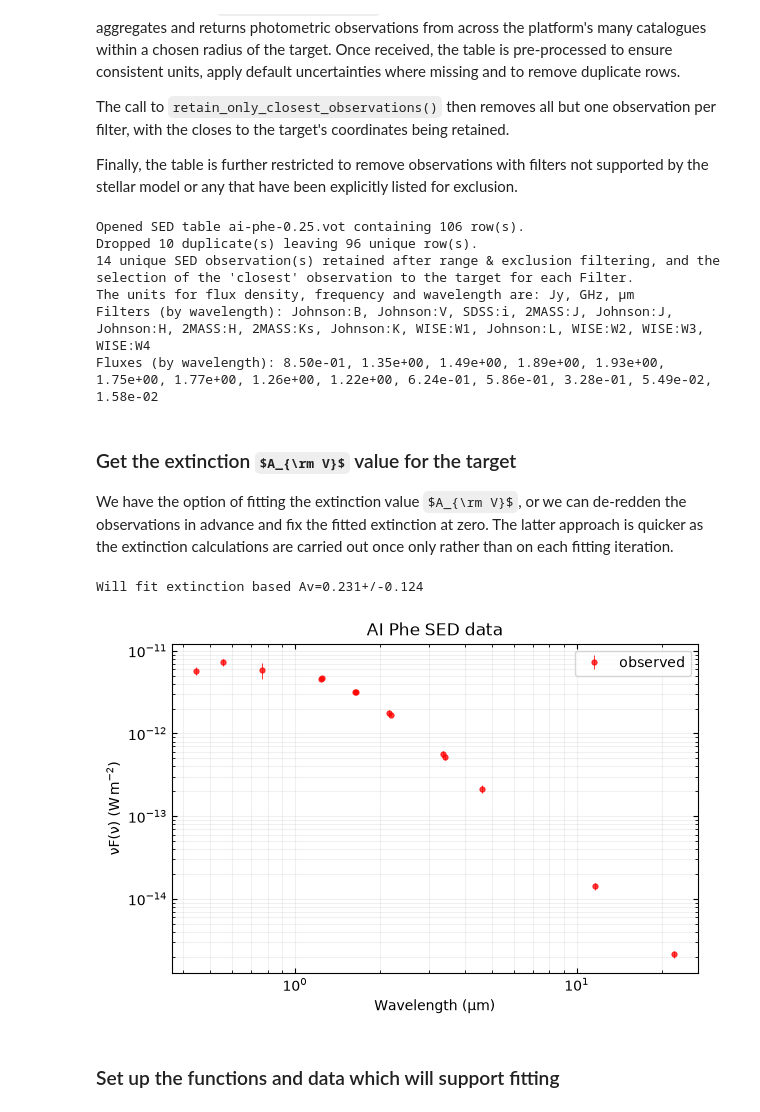
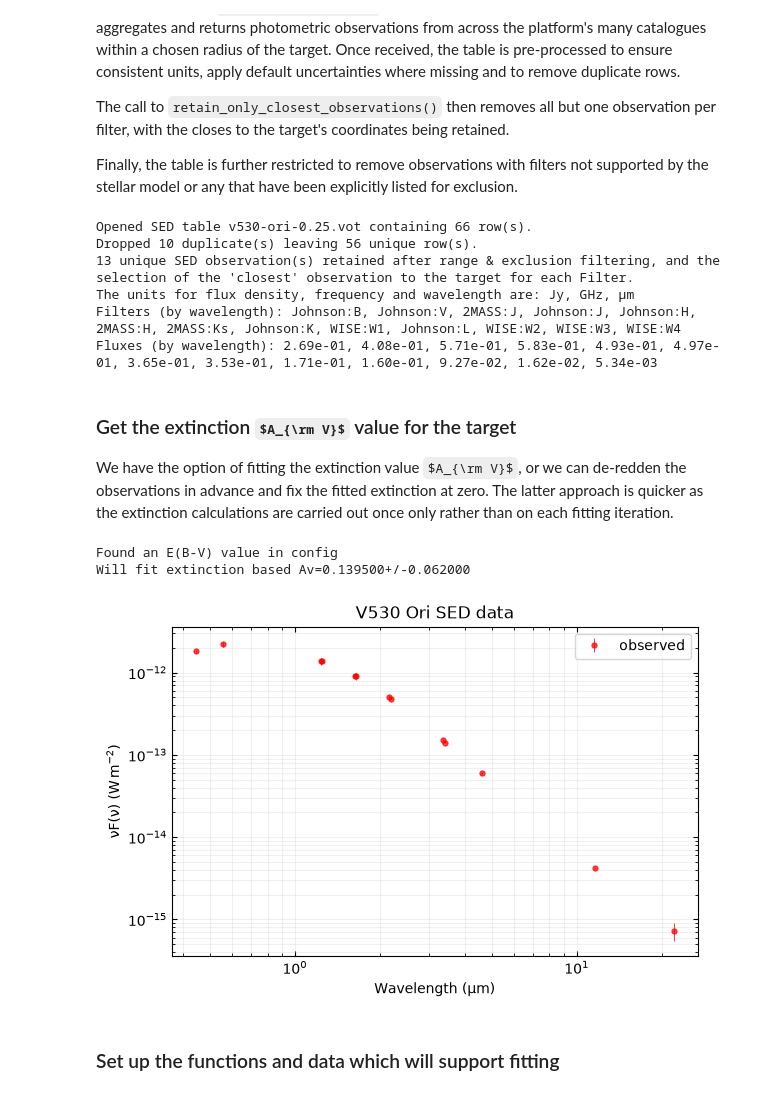
Before and after one commit to SteveOv/sed_fit, a Jupyter notebook: binary_sed_fit.ipynb, the cells around one changed output. Saved outputs shown, nothing was run; the diff lists cells and outputs as text; code cells hidden in the pictures; some formulas as TeX source.

Commit message:
brought test systems in line with EBOP MAVEN
However, excluded AI Phe as I don't have logg, LR or EBV for it right now. Changed default target in binary_sed_fit to V530 Ori

```diff
--- a/binary_sed_fit.ipynb
+++ b/binary_sed_fit.ipynb
@@ -95,7 +93,7 @@ and metallicity [-0.5  0.5], with fluxes returned in units of W m⁻²
 # %% [markdown]
 ### Select our target and get its known information
 # %%
-default_target = "AI Phe"
+default_target = "V530 Ori"
 fit_av = True
 targets_config_file = Path.cwd() / "config" / "fitting-a-sed-targets.json"
 with open(targets_config_file, mode="r", encoding="utf8") as f:
@@ -164,7 +162,9 @@ if _tbl := Vizier(catalog="IV/39/tic82").query_object(target_data["search_term"]
 
 # Other priors will likely come out of light curve fitting with JKTEBOP - get from config for now
 target_data["k"] = ufloat(target_config.get("k"), target_config.get("k_err", 0) or 0)
-if "light_ratio" in target_config:
+if "LR" in target_config:
+    target_data["light_ratio"] = ufloat(target_config.get("LR"), target_config.get("LR_err", 0) or 0)
+elif "light_ratio" in target_config:
     target_data["light_ratio"] = ufloat(target_config.get("light_ratio"), target_config.get("light_ratio_err", 0) or 0)
 else:
     # If from LC fit we may also need to consider 3L; l1=(1-3L)/(1+(L2/L1)) & l2=(1-3L)/(1+1/(L2/L1))
@@ -217,50 +217,54 @@ print(f"{len(sed)} unique SED observation(s) retained after range & exclusion fi
 print("Filters (by wavelength):", ", ".join(sed["sed_filter"]))
 print("Fluxes (by wavelength):", ", ".join(f"{f:.2e}" for f in sed['sed_flux']))
 # %% [output]
-Opened SED table ai-phe-0.25.vot containing 106 row(s).
-Dropped 10 duplicate(s) leaving 96 unique row(s).
-14 unique SED observation(s) retained after range & exclusion filtering, and the selection of the 'closest' observation to the target for each Filter.
+Opened SED table v530-ori-0.25.vot containing 66 row(s).
+Dropped 10 duplicate(s) leaving 56 unique row(s).
+13 unique SED observation(s) retained after range & exclusion filtering, and the selection of the 'closest' observation to the target for each Filter.
 The units for flux density, frequency and wavelength are: Jy, GHz, µm
-Filters (by wavelength): Johnson:B, Johnson:V, SDSS:i, 2MASS:J, Johnson:J, Johnson:H, 2MASS:H, 2MASS:Ks, Johnson:K, WISE:W1, Johnson:L, WISE:W2, WISE:W3, WISE:W4
-Fluxes (by wavelength): 8.50e-01, 1.35e+00, 1.49e+00, 1.89e+00, 1.93e+00, 1.75e+00, 1.77e+00, 1.26e+00, 1.22e+00, 6.24e-01, 5.86e-01, 3.28e-01, 5.49e-02, 1.58e-02
+Filters (by wavelength): Johnson:B, Johnson:V, 2MASS:J, Johnson:J, Johnson:H, 2MASS:H, 2MASS:Ks, Johnson:K, WISE:W1, Johnson:L, WISE:W2, WISE:W3, WISE:W4
+Fluxes (by wavelength): 2.69e-01, 4.08e-01, 5.71e-01, 5.83e-01, 4.93e-01, 4.97e-01, 3.65e-01, 3.53e-01, 1.71e-01, 1.60e-01, 9.27e-02, 1.62e-02, 5.34e-03
 # %% [markdown]
 ### Get the extinction $A_{\rm V}$ value for the target
 We have the option of fitting the extinction value $A_{\rm V}$, or we can de-redden the
 observations in advance and fix the fitted extinction at zero. The latter approach is quicker as
 the extinction calculations are carried out once only rather than on each fitting iteration.
 # %%
-if "ebv" in target_config:
+if "av" in target_config:
+    Av = ufloat(target_config["av"], target_config.get("av_err", 0))
+    print(f"Found an Av value in config")
+elif "ebv" in target_config:
     Av = ufloat(target_config["ebv"], target_config.get("ebv_err", 0)) * 3.1
-elif "av" in target_config:
-    Av = ufloat(target_config["av"], target_config.get("av_err", 0))
+    print(f"Found an E(B-V) value in config")
 else:
     Av = ufloat(get_gontcharov_av(target_data["skycoords"])[0], 0.04 * 3.1)
+    print(f"Taking Av values from Gontcharov extinction map and target coords")
 
 if fit_av:
-    print(f"Will fit extinction based Av={Av:.3f}")
+    print(f"Will fit extinction based Av={Av:.6f}")
     sed["sed_fit_flux"] = sed["sed_flux"]
     fig = plot_sed(sed["sed_wl"].quantity,
                    fluxes=[sed["sed_fit_flux"].quantity],
                    flux_errs=[sed["sed_eflux"].quantity],
                    fmts=[".r"],
                    labels=["observed"],
                    show_grid=True,
                    title=target_data['label'] + " SED data")
 else:
-    print(f"Will not fit extinction, so dereddening SED observations with Av={nom_val(Av):.3f}")
+    print(f"Will not fit extinction, so dereddening SED observations with Av={nom_val(Av):.6f}")
     sed["sed_fit_flux"] = sed["sed_flux"] / ext_model.extinguish(sed["sed_wl"].to(u.um), Av=nom_val(Av))
     fig = plot_sed(sed["sed_wl"].quantity,
                    fluxes=[sed["sed_flux"].quantity, sed["sed_fit_flux"].quantity],
                    flux_errs=[sed["sed_eflux"].quantity]*2,
                    fmts=["or", ".b"],
                    labels=["observed", f"dereddened\n($A_{{\\rm V}}={Av:.3f})$"],
                    show_grid=True,
                    title=target_data['label'] + " SED data")
 plt.show(fig)
 plt.close(fig)
 # %% [output]
-Will fit extinction based Av=0.231+/-0.124
+Found an E(B-V) value in config
+Will fit extinction based Av=0.139500+/-0.062000
-[figure, old version]
+[figure, new version]
 # %% [markdown]
 ### Set up the functions and data which will support fitting
 # %%
```
Also changed, not shown: parts of 14 cells of this notebook, 1 other file.
